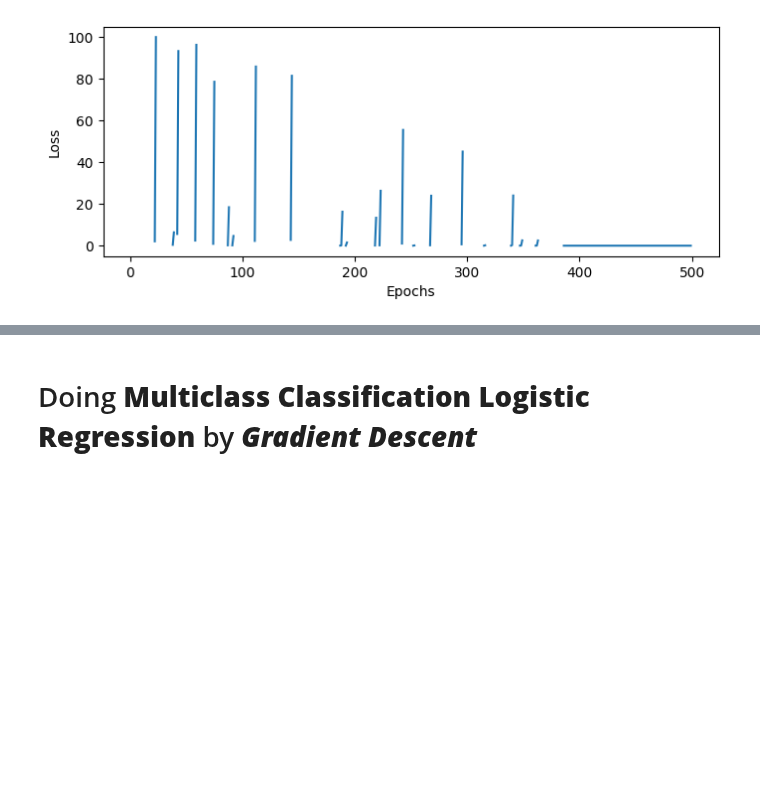
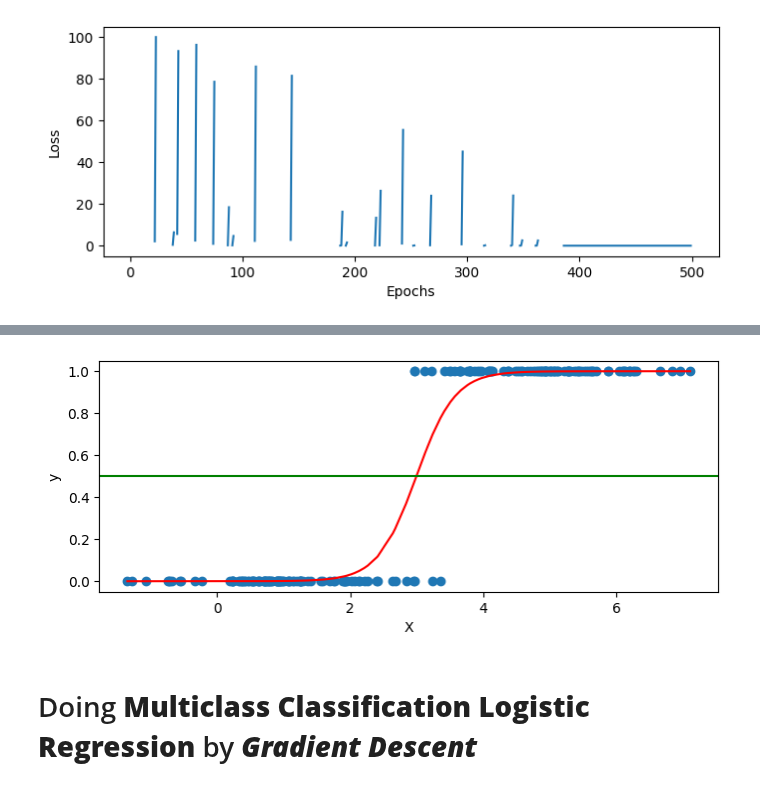
Before and after one commit to albertodavincishekhawat/BasicMachineLearning, a Jupyter notebook: 3.GradiantDescent.ipynb, the cells around one changed output, grey strips where cells are left out. Cells and saved outputs as stored; diff of their text form; code cells hidden in the pictures; blank space fills up the shorter version.

```diff
--- a/3.GradiantDescent.ipynb
+++ b/3.GradiantDescent.ipynb
@@ -193,0 +328,14 @@ plt.show()
+# %%
+lr = 0.5
+m = 3
+c = 2
+epochs = 2000
+
+for i in range(epochs):
+    pred = 1 / (1+np.exp(-(m*X+c)))
+
+    m_slope = -np.mean(X*(y-pred))
+    c_slope = -np.mean(y-pred)
+
+    m = m - (lr * m_slope)
+    c = c - (lr * c_slope)
@@ -193,0 +346,2 @@ plt.show()
+# %%
+predictions = 1/(1+np.exp(-(m*X+c)))
@@ -194,2 +368,12 @@ plt.show()
+# %%
+plt.figure(figsize=(8, 3))
+plt.scatter(X, y, marker="o")
+plt.plot(sorted(X), sorted(predictions), color="red")
+plt.xlabel("X")
+plt.ylabel("y")
+plt.axhline(0.5, color="green")
+plt.show()
+# %% [output]
+[figure, added]
 # %% [markdown]
 # Doing **Multiclass Classification Logistic Regression** by ***Gradient Descent***
```
Also changed, not shown: parts of 32 cells of this notebook, 1 other file.
